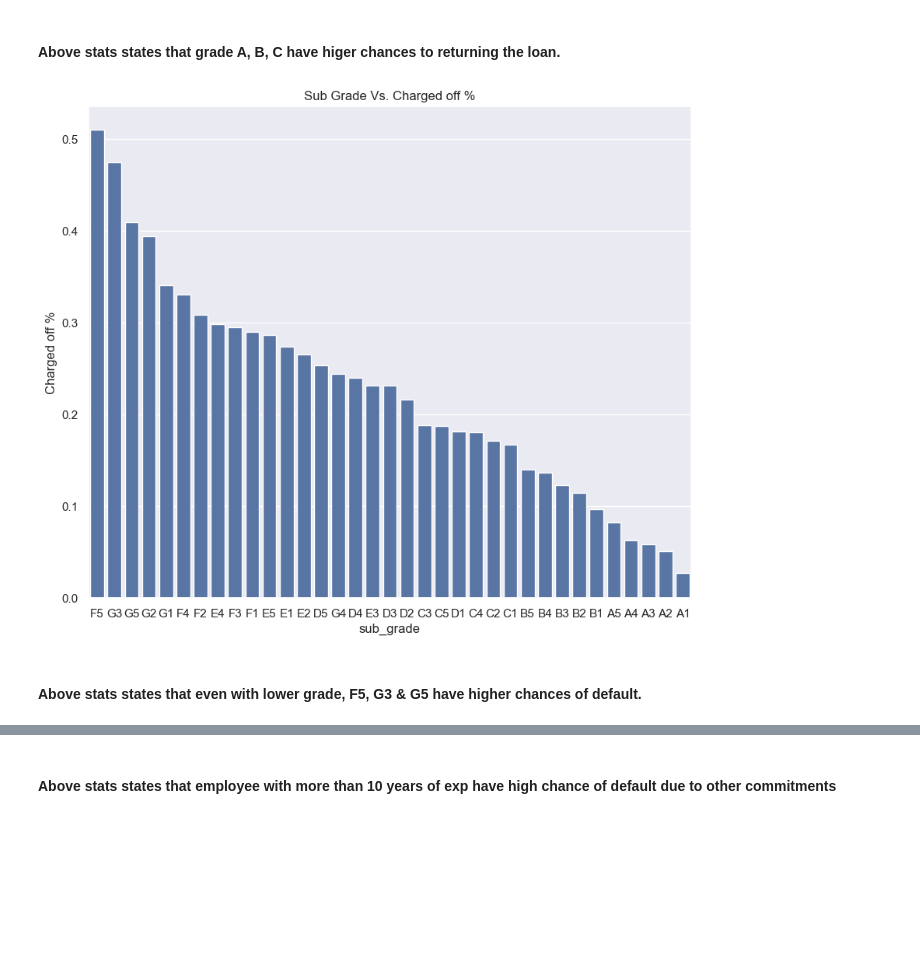
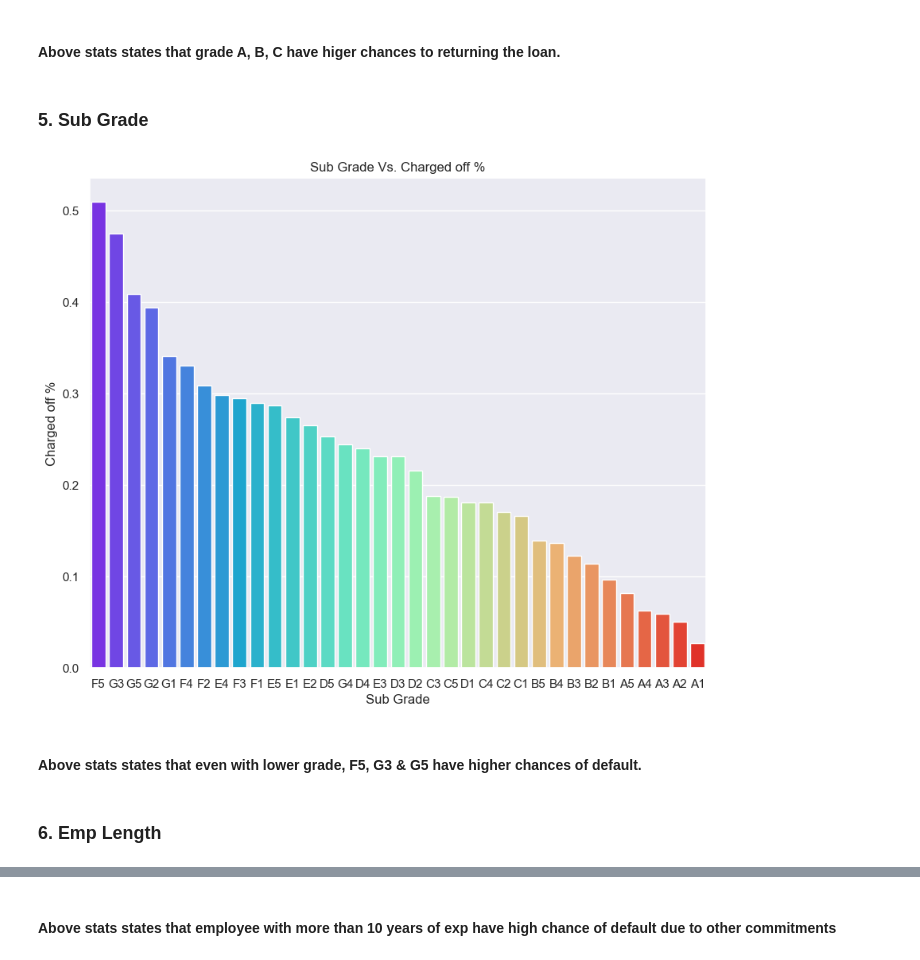
Before and after one commit to arungambhir/lending_club_case_study, a Jupyter notebook: Group_Facilitator_Arun_Gambhir.ipynb, the cells around one changed output, grey strips where cells are left out. Cells and saved outputs as stored; diff of their text form; code cells hidden in the pictures; blank space fills up the shorter version.

```diff
--- a/Group_Facilitator_Arun_Gambhir.ipynb
+++ b/Group_Facilitator_Arun_Gambhir.ipynb
@@ -167,6 +170,6 @@ funded_amnt_inv            0
 loan_status_num            0
 dtype: int64
 # %%
-#to fill the blank values for title we can assume that they do some small business & their emp length is hard to analyse so we can take the mode
-loan_df_second.emp_title.fillna('Self Business', inplace = True)
-loan_df_second.emp_length.fillna( loan_df_second.emp_length.mode()[0] ,inplace=True)
+# To fill the blank values for title we can assume that they do some small business & their emp length is hard to analyse so we can take the mode
+
+loan_df_second.fillna({'emp_title': 'Self Business'}, inplace = True)
@@ -186,3 +176,5 @@ For example, when doing 'df[col].method(value, inplace=True)', try using 'df.met
+# %%
+loan_df_second['emp_length'] = loan_df_second['emp_length'].fillna(loan_df_second['emp_length'].mode()[0])
 # %%
-# for pub_rec_bankruptcies we can assume non of then is bank rupt in public
-loan_df_second.pub_rec_bankruptcies.fillna(0.0, inplace = True)
+# for pub_rec_bankruptcies we can assume none of then is bankrupt in public.
+loan_df_second['pub_rec_bankruptcies'] = loan_df_second['pub_rec_bankruptcies'].fillna(0.0)
@@ -498,20 +434,31 @@ plt.show()
 # %%
-def createBivariantePlot(df_data,feature,label_rotation=False):
+#Function to do Bivariate analysis on loan status = Charged off.
+def createBivariantePlot(df_data,feature,label_rotation=False, show_per=True):
     plt.figure(figsize=(10,8))
     sns.set(font_scale=1)
 
     # Calculate the percentage of loan_status_new =1 per category value
-    cat_perc = df_data[[feature, 'loan_status_num']].groupby([feature],as_index=False).mean()
+    cat_perc = df_data[[feature, 'loan_status_num']].groupby([feature], as_index=False, observed=True).mean()
     cat_perc.sort_values(by='loan_status_num', ascending=False, inplace=True)
+    s = sns.barplot(x = feature, y='loan_status_num', data=cat_perc, hue=feature, palette='rainbow', legend=False)
 
-    s = sns.barplot(x = feature, y='loan_status_num', data=cat_perc)
+    if show_per:
+        # Calculate total
+        total = sum(cat_perc['loan_status_num'])
+        # Add percentage labels
+        for p in s.patches:
+            height = p.get_height()
+            percentage = f'{(height / total) * 100:.1f}%'
+            s.annotate(percentage, (p.get_x() + p.get_width() / 2., height),
+                        ha='center', va='bottom')
+
     s.set(title= feature.replace("_"," ").title()+' Vs. Charged off %')
+    plt.ylabel('Charged off %')
+    plt.xlabel(feature.replace("_"," ").title())
+    #plt.tick_params(axis='both', which='major')
+    #plt.subplots_adjust(wspace=0.2, top=0.9)
 
     if(label_rotation):
-        s.set_xticklabels(s.get_xticklabels(),rotation=90)
-
-    plt.ylabel('Charged off %')
-    plt.tick_params(axis='both', which='major')
-    plt.subplots_adjust(wspace=0.2, top=0.9)
+        plt.xticks(rotation=90)
     plt.show();
 # %%
@@ -549,11 +505,15 @@ createBivariantePlot(loan_df_final, 'grade')
 # %% [markdown]
 #### Above stats states that  grade A, B, C have higer chances to returning the loan.
+# %% [markdown]
+### 5. Sub Grade
 # %%
-createBivariantePlot(loan_df_final, 'sub_grade')
+createBivariantePlot(loan_df_final, 'sub_grade', False, False)
 # %% [output]
-[figure, old version]
+[figure, new version]
 # %% [markdown]
 #### Above stats states that even with lower grade, F5, G3 & G5 have higher chances of default.
+# %% [markdown]
+### 6. Emp Length
 # %%
 createBivariantePlot(loan_df_final, 'emp_length')
 # %% [output]
```
Also changed, not shown: parts of 101 cells of this notebook.
